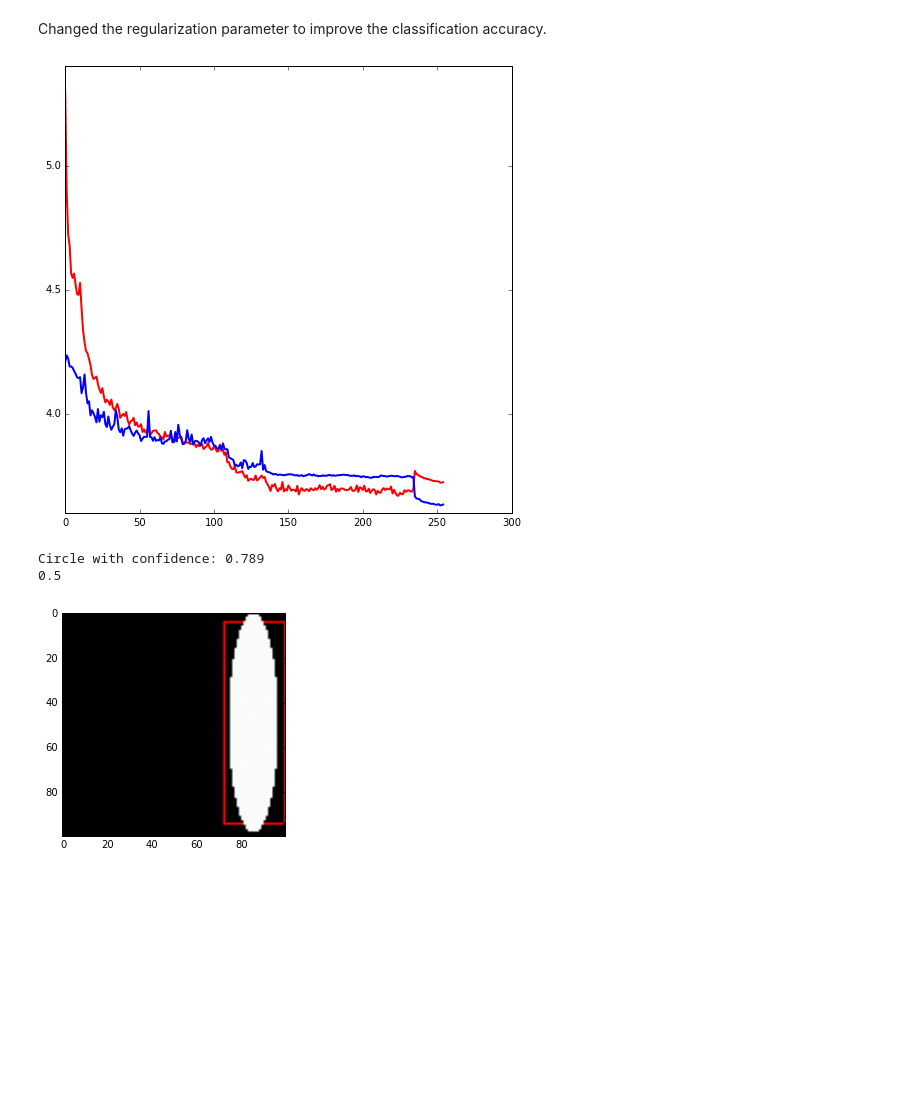
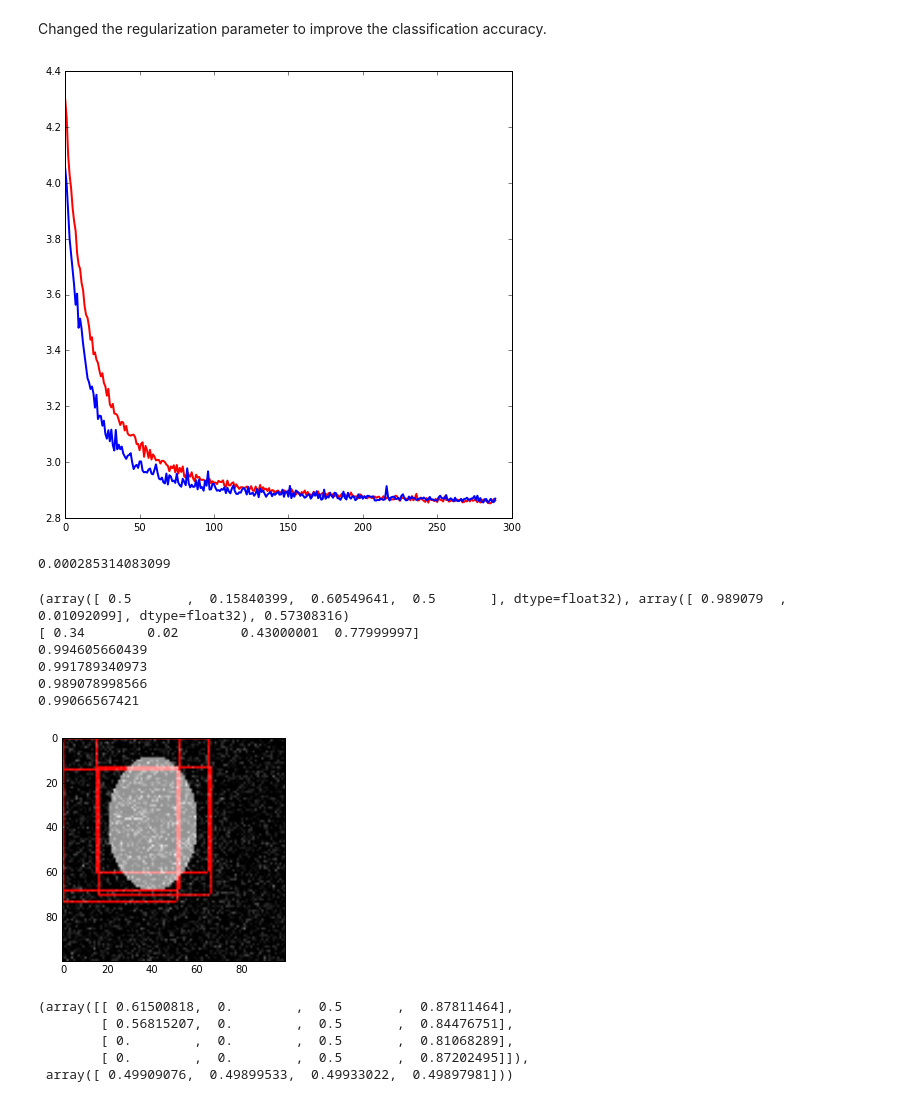
Before and after one commit to ColinGaudreau/bnr_ml, a Jupyter notebook: objectdetect/notebooks/test_yolo_with_synth.ipynb, the cells around one changed output. Drawn from its saved outputs; the diff is of its cells as text; code cells hidden in the pictures; blank space fills up the shorter version.

```diff
--- a/objectdetect/notebooks/test_yolo_with_synth.ipynb
+++ b/objectdetect/notebooks/test_yolo_with_synth.ipynb
@@ -185,6 +184,7 @@ l10 = layers.DenseLayer(
 # %%
 with open('../weights/weights.pkl', 'rb') as f:
     weights = pk.load(f)
+    weights = [w.astype(theano.config.floatX) for w in weights]
 # %%
 layers.set_all_param_values(l10, weights)
 # %%
@@ -222,14 +225,15 @@ yl = yolo.YoloObjectDetector(net, (None,1,100,100), 2, (2,2), 2)
 # %%
 train_loss, test_loss = yl.train(
-    X,
-    y,
+    X[:5000],
+    y[:5000],
     lr=1e-3,
     momentum=0.5,
     train_test_split=0.9,
-    epochs=10,
+    epochs=100,
     batch_size=100,
     lmbda_coord=5.,
-    lmbda_noobj=.5
+    lmbda_noobj=.5,
+    target=None
 )
 # %% [output]
 Getting cost...
@@ -244,11 +278,11 @@ testl, trainl = np.concatenate((testl, test_loss)), np.concatenate((trainl, trai
 # %%
 plt.figure(figsize=(8,8))
-plt.plot(trainl, 'r', linewidth=2.0)
-plt.plot(testl, 'b', linewidth=2.0)
+plt.plot(trainl[10:], 'r', linewidth=2.0)
+plt.plot(testl[10:], 'b', linewidth=2.0)
 plt.show()
 # %% [output]
-[figure, old version]
+[figure, new version]
 # %%
 pred_fn = theano.function([yl.input], yl.output)
 # %%
-Xtest, ytest = gen_dataset(100, (100,100))
+Xtest, ytest = gen_dataset(1000, (100,100), max_obj=1)
@@ -257,20 +289,36 @@ tmp = pred_fn(Xtest[:100])
+# %%
+ti = time.time()
+tmp = pred_fn(Xtest[:500])
+tf = time.time()
+print ((tf - ti) / tmp.shape[0])
+# %% [output]
+0.000285314083099
 # %%
 N = np.int_(tmp.shape[0] * np.random.rand())
-best, probs, iou = find_best_coords(tmp[N], (100,100))
-plt.imshow(draw_coords(Xtest[N,0], best), 'gray')
-# print find_best_coords(tmp[N], (100,100))
-# print y[N,:4]
-prb = np.max(probs)
-idx = np.argmax(probs)
-if idx == 0:
-    print('Circle with confidence: %.3f' % prb)
-else:
-    print('Triangle with confidence: %.3f' % prb)
-print iou
+best, confs = find_best_coords_2(tmp[N], (100,100))
+im = Xtest[N,0]
+for i in range(best.shape[0]):
+    im = draw_coords(im, best[i])
+plt.imshow(im)
+print find_best_coords(tmp[N], (100,100))
+print y[N,:4]
+for i in range(confs.size):
+    print confs[i]
+# prb = np.max(probs)
+# idx = np.argmax(probs)
+# if idx == 0:
+#     print('Circle with confidence: %.3f' % prb)
+# else:
+#     print('Triangle with confidence: %.3f' % prb)
+# print iou
 # %% [output]
-Circle with confidence: 0.789
-0.5
+(array([ 0.5       ,  0.15840399,  0.60549641,  0.5       ], dtype=float32), array([ 0.989079  ,  0.01092099], dtype=float32), 0.57308316)
+[ 0.34        0.02        0.43000001  0.77999997]
+0.994605660439
+0.991789340973
+0.989078998566
+0.99066567421
-[figure, old version]
+[figure, new version]
 # %%
 def find_best_coords(output, shape):
     idx = np.argmax(output[[4,9],:,:])
@@ -282,3 +346,11 @@ def find_best_coords(output, shape):
+# %%
+find_best_coords_2(tmp[N], (100,100))
+# %% [output]
+(array([[ 0.61500818,  0.        ,  0.5       ,  0.87811464],
+        [ 0.56815207,  0.        ,  0.5       ,  0.84476751],
+        [ 0.        ,  0.        ,  0.5       ,  0.81068289],
+        [ 0.        ,  0.        ,  0.5       ,  0.87202495]]),
+ array([ 0.49909076,  0.49899533,  0.49933022,  0.49897981]))
 # %%
 def draw_coords(im, coord):
     coord[[0,2]] *= im.shape[0]
```
Also changed, not shown: parts of 20 cells of this notebook, 6 other files.
